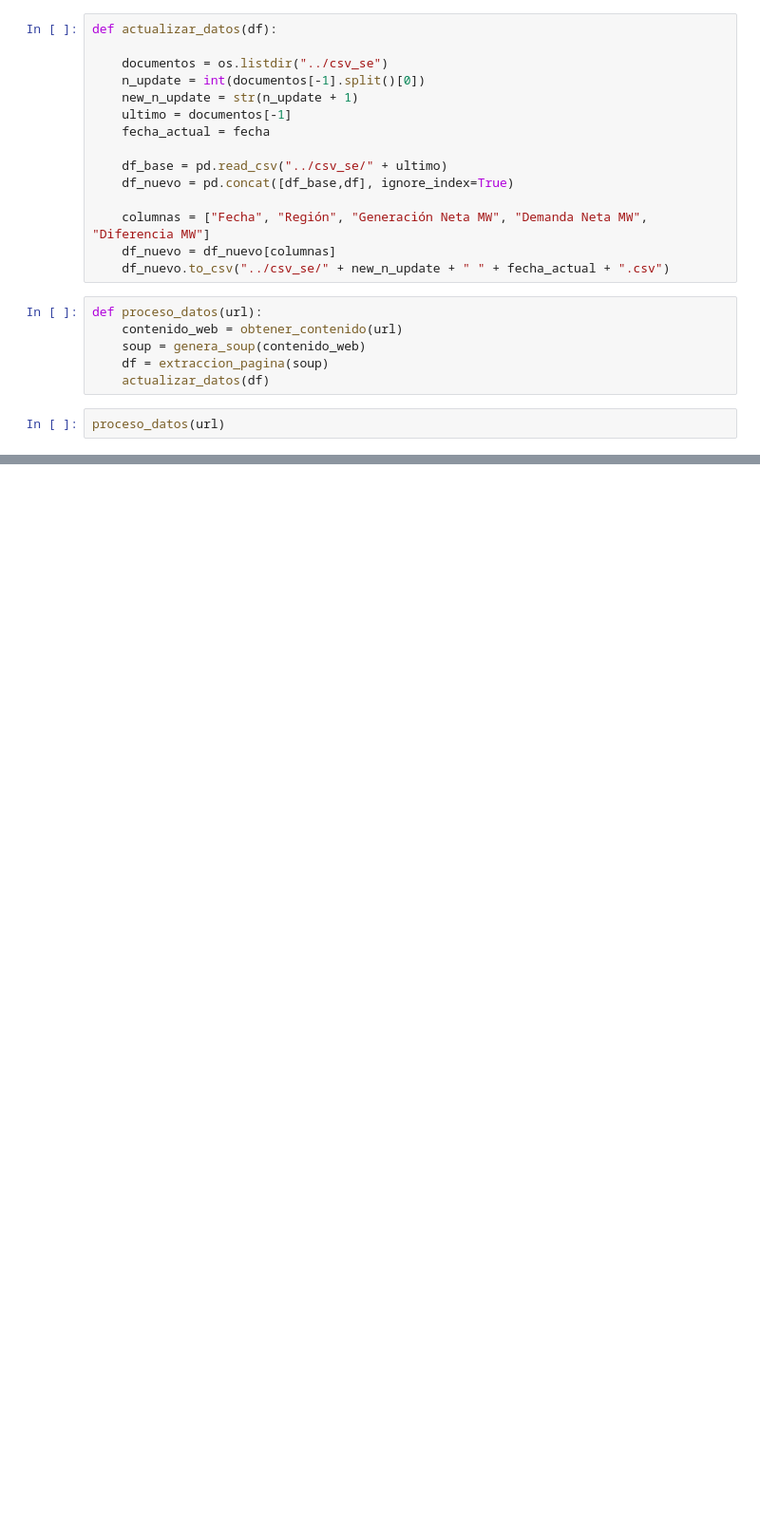
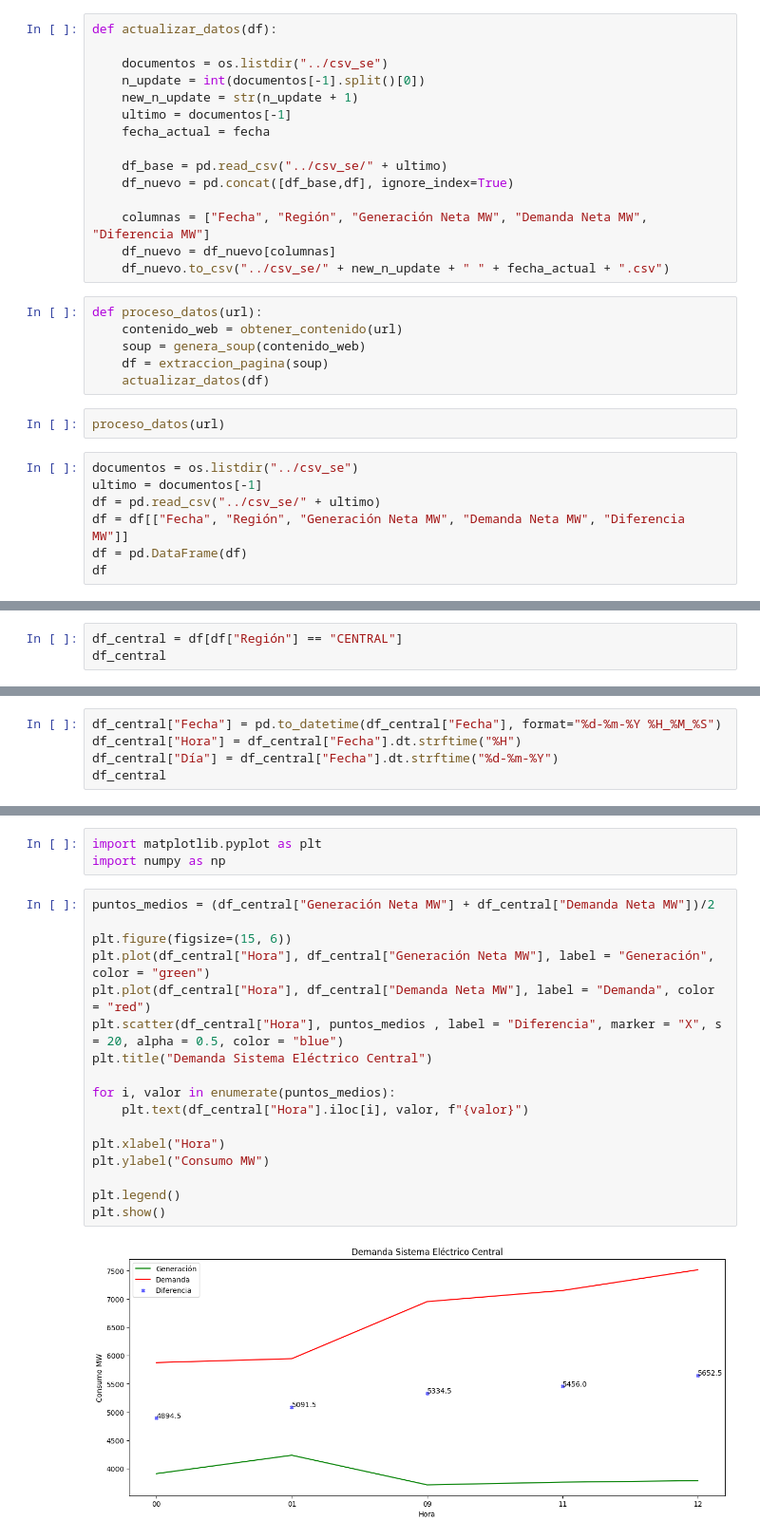
Before and after one commit to JairRamosG/Repositorio_ia_center, a Jupyter notebook: consumo_electrico/script_consumo_electrico.ipynb, the cells around one changed output, grey strips where cells are left out. Shown at 95% size. Drawn from its saved outputs; the diff is of its cells as text; blank space fills up the shorter version.

```diff
--- a/consumo_electrico/script_consumo_electrico.ipynb
+++ b/consumo_electrico/script_consumo_electrico.ipynb
@@ -64,3 +64,10 @@ def proceso_datos(url):
     actualizar_datos(df)
 # %%
 proceso_datos(url)
+# %%
+documentos = os.listdir("../csv_se")
+ultimo = documentos[-1]
+df = pd.read_csv("../csv_se/" + ultimo)
+df = df[["Fecha", "Región", "Generación Neta MW", "Demanda Neta MW", "Diferencia MW"]]
+df = pd.DataFrame(df)
+df
@@ -66,0 +92,3 @@ proceso_datos(url)
+# %%
+df_central = df[df["Región"] == "CENTRAL"]
+df_central
@@ -66,0 +102,5 @@ proceso_datos(url)
+# %%
+df_central["Fecha"] = pd.to_datetime(df_central["Fecha"], format="%d-%m-%Y %H_%M_%S")
+df_central["Hora"] = df_central["Fecha"].dt.strftime("%H")
+df_central["Día"] = df_central["Fecha"].dt.strftime("%d-%m-%Y")
+df_central
@@ -66,0 +129,22 @@ proceso_datos(url)
+# %%
+import matplotlib.pyplot as plt
+import numpy as np
+# %%
+puntos_medios = (df_central["Generación Neta MW"] + df_central["Demanda Neta MW"])/2
+
+plt.figure(figsize=(15, 6))
+plt.plot(df_central["Hora"], df_central["Generación Neta MW"], label = "Generación", color = "green")
+plt.plot(df_central["Hora"], df_central["Demanda Neta MW"], label = "Demanda", color = "red")
+plt.scatter(df_central["Hora"], puntos_medios , label = "Diferencia", marker = "X", s = 20, alpha = 0.5, color = "blue")
+plt.title("Demanda Sistema Eléctrico Central")
+
+for i, valor in enumerate(puntos_medios):
+    plt.text(df_central["Hora"].iloc[i], valor, f"{valor}")
+
+plt.xlabel("Hora")
+plt.ylabel("Consumo MW")
+
+plt.legend()
+plt.show()
+# %% [output]
+[figure, added]
```
Also changed, not shown: parts of 3 cells of this notebook.
